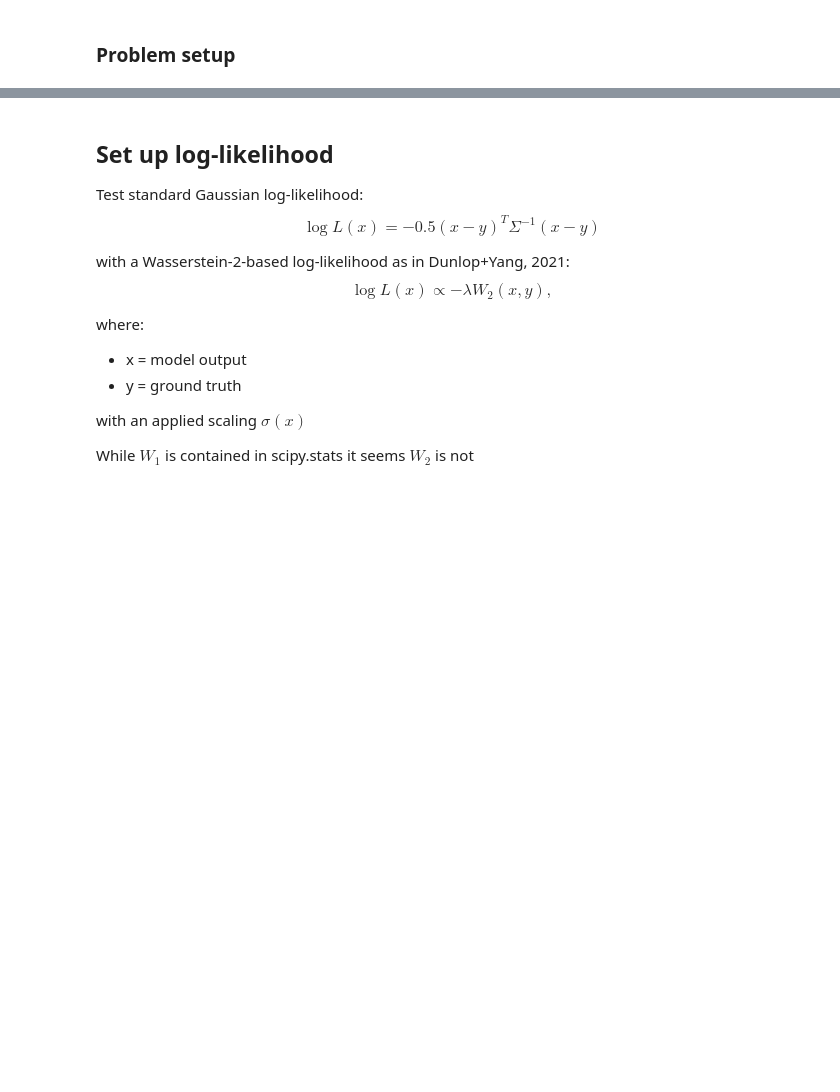
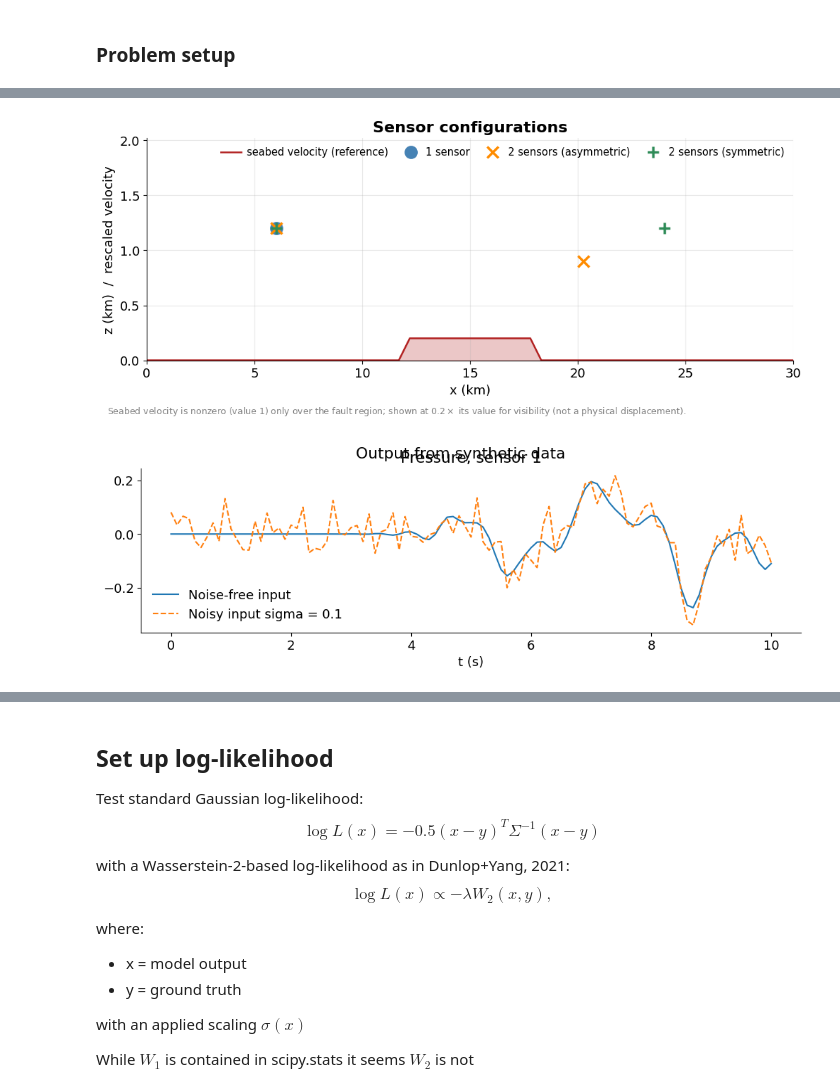
Before and after one commit to UM-Bridge/benchmarks, a Jupyter notebook: models/acoustic_gravity/tinyDA-acoustic.ipynb, the cells around one changed output, grey strips where cells are left out. Cells and saved outputs as stored; diff of their text form; code cells hidden in the pictures; blank space fills up the shorter version.

```diff
--- a/models/acoustic_gravity/tinyDA-acoustic.ipynb
+++ b/models/acoustic_gravity/tinyDA-acoustic.ipynb
@@ -177,3 +116,68 @@ ax[1].legend()
+# %%
+# plot "domain" (to improve)
+
+# Note that the x coords of the sensor are given in scaled coordinates, not in DoFs.
+# To plot them, need to find the closest 'dof' corresponding to the scaled coordinates
+x = np.linspace(0, Lx, nx)
+
+configs = {
+    "1 sensor":               ([(4, 0.8)],               "steelblue", "o"),
+    "2 sensors (asymmetric)": ([(4, 0.8), (13.5, 0.6)],   "darkorange", "x"),
+    "2 sensors (symmetric)":  ([(4, 0.8), (16, 0.8)],     "seagreen", "+"),
+}
+
+plt.rcParams.update({"font.size": 13, "axes.spines.top": False,
+                      "axes.spines.right": False, "legend.frameon": False})
+fig, ax = plt.subplots(figsize=(10, 4), constrained_layout=True)
+
+ax.fill_between(x * H, 0, exact * 0.2, color="firebrick", alpha=0.25)
+ax.plot(x * H, exact * 0.2, color="firebrick", lw=1.8, label="seabed velocity (reference)")
+
+for label, (sensors, color, marker) in configs.items():
+    xs, zs = np.array(sensors).T * H
+    ax.plot(xs, zs, marker, color=color, ms=11, mew=2.5, ls="none", label=label)
+
+ax.set(title="Sensor configurations", xlabel="x (km)",
+       ylabel="z (km)  /  rescaled velocity", xlim=(0, Lx * H), ylim=(0, Lz * H * 1.35))
+ax.title.set(fontsize=16, fontweight="bold")
+ax.grid(alpha=0.3)
+ax.legend(loc="upper right", ncol=4, fontsize=10.5, columnspacing=1.2, handletextpad=0.5)
+fig.text(0.01, -0.02, "Seabed velocity is nonzero (value 1) only over the fault "
+          "region; shown at $0.2\\times$ its value for visibility (not a physical "
+          "displacement).", fontsize=9, color="gray", va="top")
+
+fig.savefig("sensor_configs.png", dpi=200, bbox_inches="tight")
+
+# Plot output from exact location
+n_timesteps = ny // n_sensors
+t = np.linspace(0, TEnd, n_timesteps)
+
+def split_by_sensor(data, n_sensors):
+    # rows are [sensor1_t0, sensor2_t0, ..., sensorN_t0, sensor1_t1, ...]
+    # reshape to (n_timesteps, n_sensors), then transpose to (n_sensors, n_timesteps)
+    return np.array(data).reshape(-1, n_sensors).T
+
+d_true_s = split_by_sensor(d_true, n_sensors)
+d_s = split_by_sensor(d, n_sensors)
+dh_s = split_by_sensor(dh, n_sensors)
+
+fig, ax = plt.subplots(n_sensors, figsize=(12, 3 * n_sensors), sharex=True)
+ax = np.atleast_1d(ax)  # so indexing works even when n_sensors == 1
+
+fig.suptitle('Output from synthetic data')
+for i in range(n_sensors):
+    ax[i].set_title(f'Pressure, sensor {i+1}')
+    ax[i].plot(t, d_true_s[i], label='Noise-free input')
+    #ax[i].plot(t, d_s[i], "--", label='Noisy input sigma = 0.01')
+    ax[i].plot(t, dh_s[i], "--", label='Noisy input sigma = 0.1')
+    ax[i].legend()
+
+ax[-1].set_xlabel('t (s)')
+
+fig.savefig("sensors_fineref")
+# %% [output]
+[figure, added]
+[figure, added]
 # %%
 # Create level set of Gaussian random field
 # GRF parameters
```
Also changed, not shown: parts of 41 cells of this notebook, 3 other files.
